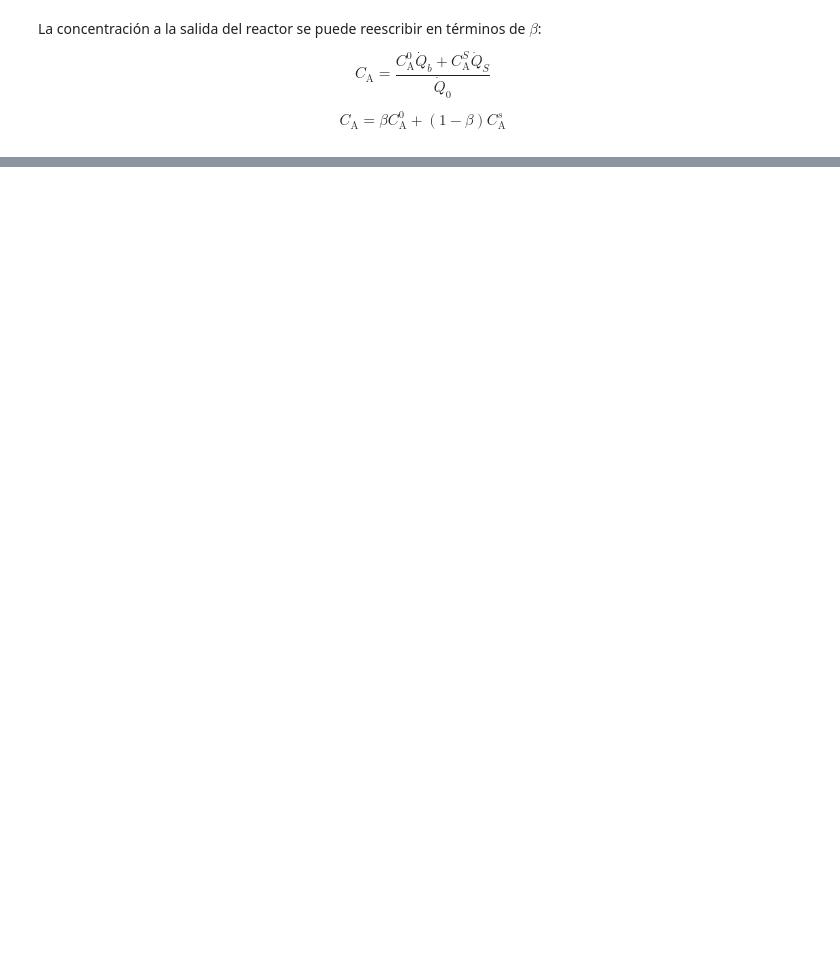
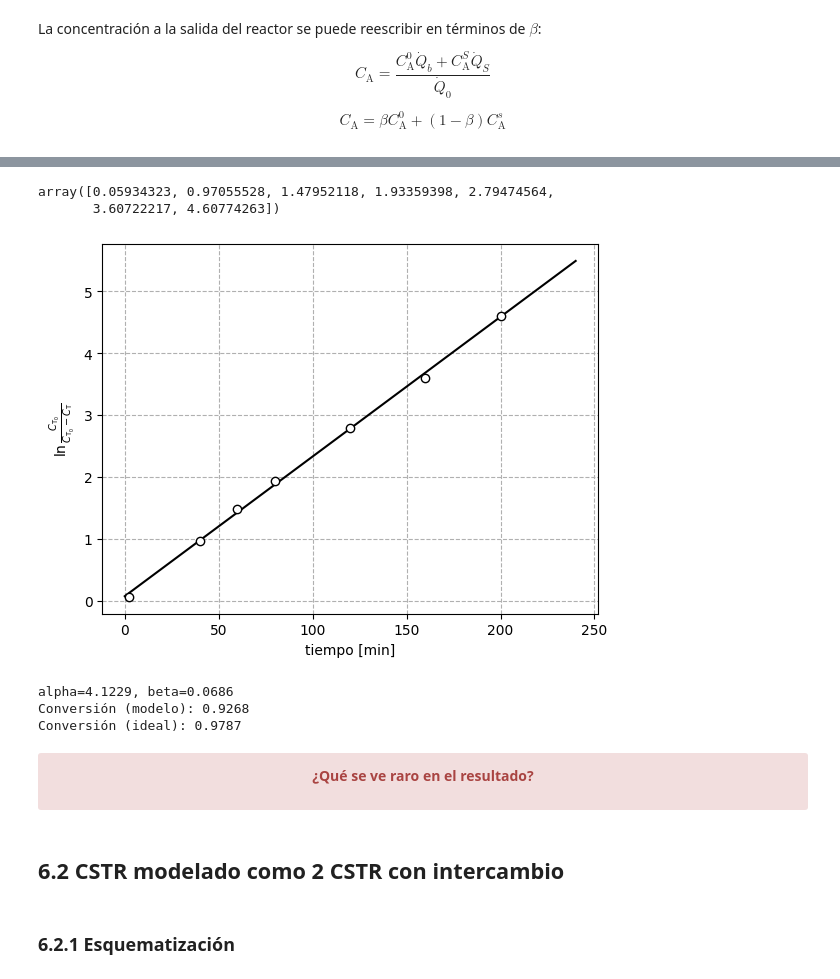
Before and after one commit to eicastroc/Kin_Cinvestav_IngMetalurgica, a Jupyter notebook: 05_analisisRTD/06_modelos_dos_parametros.ipynb, the cells around one changed output, grey strips where cells are left out. Saved outputs shown, nothing was run; the diff lists cells and outputs as text; code cells hidden in the pictures; blank space fills up the shorter version.

```diff
--- a/05_analisisRTD/06_modelos_dos_parametros.ipynb
+++ b/05_analisisRTD/06_modelos_dos_parametros.ipynb
@@ -221,0 +308,59 @@ array([[0.        , 0.        , 0.80366492],
+# %%
+np.log(cT0/(cT0-cT))
+# %% [output]
+array([0.05934323, 0.97055528, 1.47952118, 1.93359398, 2.79474564,
+       3.60722217, 4.60774263])
+# %%
+## trazar gráfico
+fig, ax = plt.subplots()
+x, y = t[1:-1], np.log(cT0/(cT0-cT))
+# ajuste a ecuación de 1er grado
+cx = np.polyfit(x, y, deg=1)
+tt = np.linspace(0, 240, 10)
+ax.plot(tt, np.poly1d(cx)(tt), color='k')
+ax.plot(x, y, ls='', marker='o', color='k', mfc="w")
+#ax.set_ylim(0, 3)
+#ax.set_xlim(0, 20)
+ax.set_xlabel("tiempo [min]")
+ax.set_ylabel(r"$\ln \frac{C_{\mathrm{T_0}}}{C_{\mathrm{T_0}} - C_{\mathrm{T}}}$")
+ax.grid(ls='--')
+plt.show()
+
+# Calculo de alpha y beta
+slope, intercept = cx[0], cx[1]
+bet = 1 - np.exp(-intercept)
+alp = (1-bet)/(tau*slope)
+# calculo de alpha
+print(f"alpha={alp:.4f}, beta={bet:.4f}")
+
+# Calculo de la conversión (modelo)
+cA = cstr_bypass_dead(cA0, V, Q0, r_A, alp, bet)
+X = 1 - cA/cA0
+print(f"Conversión (modelo): {X:.4f}")
+
+# Calculo de conversion (CSTR ideal)
+cA = cstr_bypass_dead(cA0, V, Q0, r_A, 1.0, 0.0)
+X = 1 - cA/cA0
+print(f"Conversión (ideal): {X:.4f}")
+# %% [output]
+[figure, added]
+alpha=4.1229, beta=0.0686
+Conversión (modelo): 0.9268
+Conversión (ideal): 0.9787
+# %% [markdown]
+
+
+<div class="alert alert-danger">
+
+<center>
+
+**¿Qué se ve raro en el resultado?**
+
+</center>
+
+
+</div>
+# %% [markdown]
+## 6.2 CSTR modelado como 2 CSTR con intercambio
+# %% [markdown]
+### 6.2.1 Esquematización
```
Also changed, not shown: parts of 34 cells of this notebook, 3 other files.
